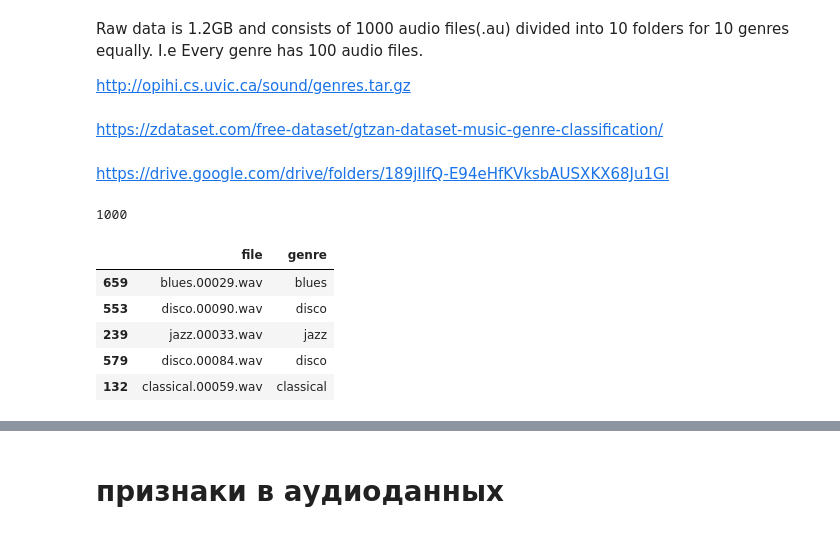
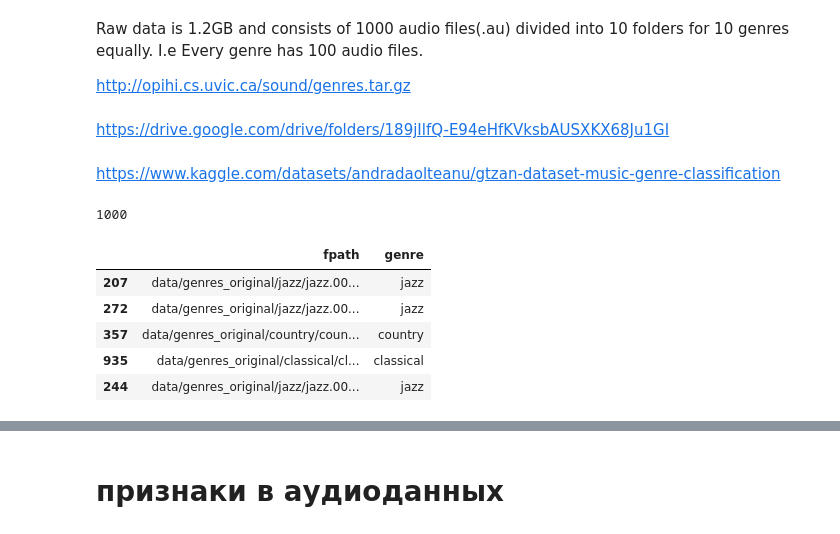
Before and after one commit to mechanoid5/ml_lectorium_2026_I, a Jupyter notebook: examples/21-audio-proc/02-music-class.ipynb, the cells around one changed output, grey strips where cells are left out. Cells and saved outputs as stored; diff of their text form; code cells hidden in the pictures.

```diff
--- a/examples/21-audio-proc/02-music-class.ipynb
+++ b/examples/21-audio-proc/02-music-class.ipynb
@@ -27,8 +27,8 @@ https://ismir2001.ismir.net/pdf/tzanetakis.pdf
 Raw data is 1.2GB and consists of 1000 audio files(.au) divided into 10 folders for 10 genres equally. I.e Every genre has 100 audio files.
 
 http://opihi.cs.uvic.ca/sound/genres.tar.gz
-# %% [markdown]
-https://zdataset.com/free-dataset/gtzan-dataset-music-genre-classification/
 # %% [markdown]
 https://drive.google.com/drive/folders/189jIlfQ-E94eHfKVksbAUSXKX68Ju1GI
+# %% [markdown]
+https://www.kaggle.com/datasets/andradaolteanu/gtzan-dataset-music-genre-classification
 # %%
@@ -41,19 +41,20 @@ tqdm.pandas()
 # %%
 files = pd.DataFrame([
         {
-            'file':os.listdir(os.path.join(data_folder,genre)),
+            'fpath': f'{data_folder}/genres_original/{genre}/{fname}',
             'genre': genre,
         }
-        for genre in os.listdir(data_folder)
-    ]).explode('file').reset_index(drop=True)
+        for genre in os.listdir(f'{data_folder}/genres_original/')
+        for fname in os.listdir(f'{data_folder}/genres_original/{genre}')
+    ]).reset_index(drop=True)
 
 display( len(files) )
 display( files.sample(5) )
 # %% [output]
 1000
-|  | file | genre |
-| 659 | blues.00029.wav | blues |
-| 553 | disco.00090.wav | disco |
-| 239 | jazz.00033.wav | jazz |
-| 579 | disco.00084.wav | disco |
-| 132 | classical.00059.wav | classical |
+|  | fpath | genre |
+| 207 | data/genres_original/jazz/jazz.00... | jazz |
+| 272 | data/genres_original/jazz/jazz.00... | jazz |
+| 357 | data/genres_original/country/coun... | country |
+| 935 | data/genres_original/classical/cl... | classical |
+| 244 | data/genres_original/jazz/jazz.00... | jazz |
```
Also changed, not shown: parts of 62 cells of this notebook, 3 other files.
